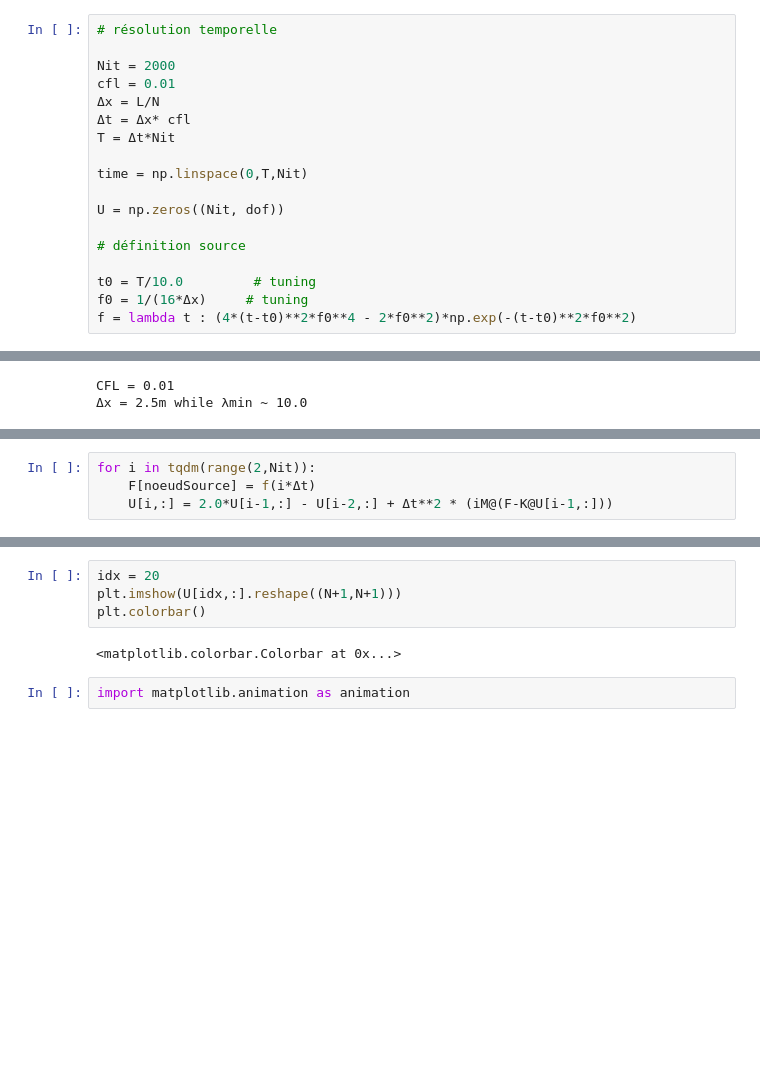
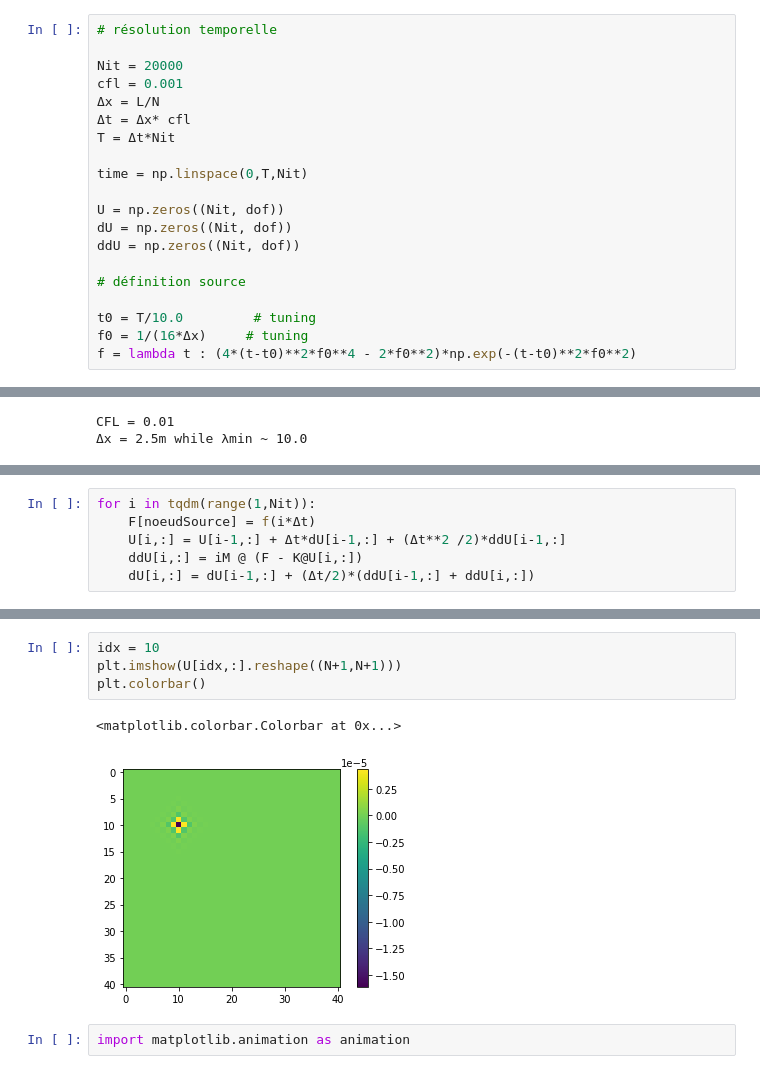
Before and after one commit to sbrisson-sudo/FEM_Elastic_Waves, a Jupyter notebook: src/fem2dDyn.ipynb, the cells around one changed output, grey strips where cells are left out. Cells and saved outputs as stored; diff of their text form; blank space fills up the shorter version.

```diff
--- a/src/fem2dDyn.ipynb
+++ b/src/fem2dDyn.ipynb
@@ -166,8 +169,8 @@ iM = np.linalg.inv(M)
 # %%
 # résolution temporelle
 
-Nit = 2000
-cfl = 0.01
+Nit = 20000
+cfl = 0.001
 Δx = L/N
 Δt = Δx* cfl
 T = Δt*Nit
@@ -175,6 +178,8 @@ T = Δt*Nit
 time = np.linspace(0,T,Nit)
 
 U = np.zeros((Nit, dof))
+dU = np.zeros((Nit, dof))
+ddU = np.zeros((Nit, dof))
 
 # définition source
 
@@ -195,7 +201,9 @@ plt.plot(time, f(time))
 # %%
-for i in tqdm(range(2,Nit)):
+for i in tqdm(range(1,Nit)):
     F[noeudSource] = f(i*Δt)
-    U[i,:] = 2.0*U[i-1,:] - U[i-2,:] + Δt**2 * (iM@(F-K@U[i-1,:]))
+    U[i,:] = U[i-1,:] + Δt*dU[i-1,:] + (Δt**2 /2)*ddU[i-1,:]
+    ddU[i,:] = iM @ (F - K@U[i,:])
+    dU[i,:] = dU[i-1,:] + (Δt/2)*(ddU[i-1,:] + ddU[i,:])
 # %%
 plt.plot(time, U[:,noeudSource])
 plt.ylim([-0.020, 0.020])
@@ -204,9 +213,10 @@ NameError: name 'time' is not defined
 # %%
-idx = 20
+idx = 10
 plt.imshow(U[idx,:].reshape((N+1,N+1)))
 plt.colorbar()
 # %% [output]
 <matplotlib.colorbar.Colorbar at 0x...>
+[figure, added]
 # %%
 import matplotlib.animation as animation
 # %%
```
Also changed, not shown: parts of 6 cells of this notebook, 4 other files.
